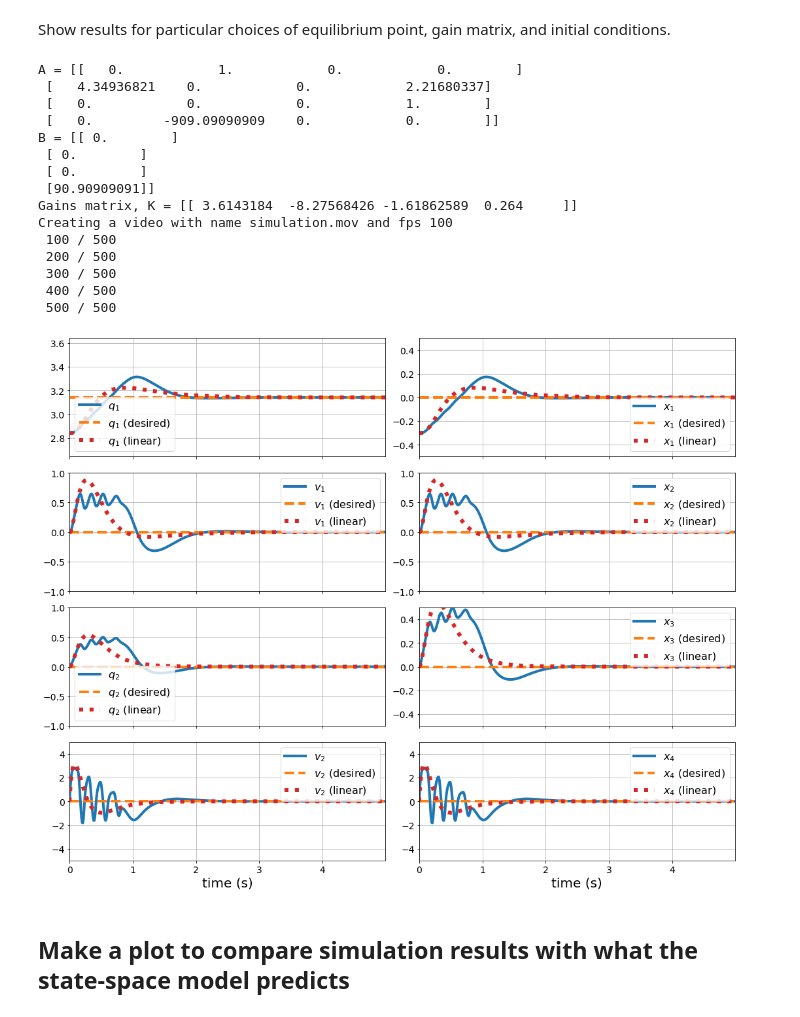
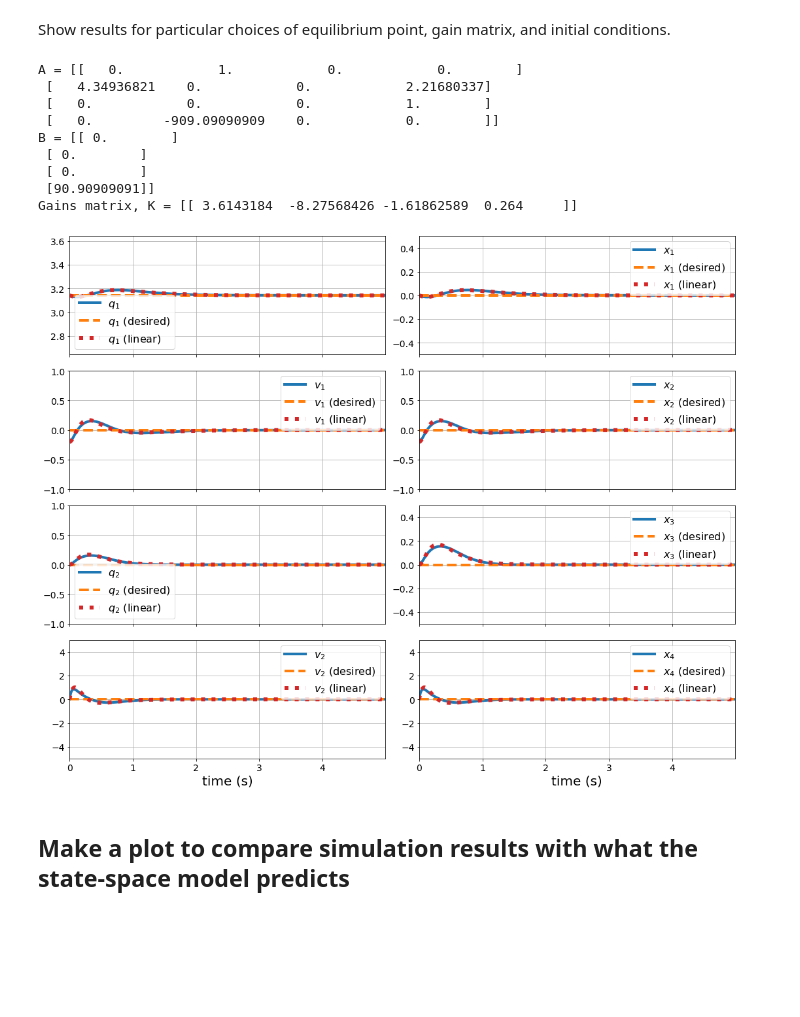
Before and after one commit to varshakrishnakumar/AE-353-Design-Project-1, a Jupyter notebook: CMG_Model_Generator.ipynb, the cells around one changed output. Cells and saved outputs as stored; diff of their text form; code cells hidden in the pictures; blank space fills up the shorter version.

```diff
--- a/CMG_Model_Generator.ipynb
+++ b/CMG_Model_Generator.ipynb
@@ -31,7 +33,7 @@ There are several optional arguments:
 **You must evaluate this cell only *once*.** If you want to start fresh with a new simulator, you must do `Kernel -> Restart` from the notebook menu first. If you evaluate this cell more than once without a call to `Kernel -> Restart` then you may get strange behavior that is hard to debug.
 # %%
 simulator = ae353_cmg.Simulator(
-    display=True,
+    display=False,
     damping=0.,
     load_mass=1.,
     roll=(np.pi / 2),
@@ -177,7 +179,7 @@ def get_data(simulator, q1e, v1e, q2e, v2e, taue, K, q1i, v1i, q2i, v2i, max_tim
         controller,           # <-- required (an instance of your Controller class)
         max_time=max_time,    # <-- optional (how long you want to run the simulation in seconds)
         data_filename=None,   # <-- optional (name of file to which you want data saved, e.g., 'my_data.json')
-        video_filename='simulation.mov',  # <-- optional (name of file to which you want video saved, e.g., 'my_video.mov')
+        video_filename=None,  # <-- optional (name of file to which you want video saved, e.g., 'my_video.mov')
     )
 
     # Return data
@@ -348,38 +350,32 @@ def show_results(data, q1e, v1e, q2e, v2e, taue, A, B, K, q1i, v1i, q2i, v2i, sh
 Show results for particular choices of equilibrium point, gain matrix, and initial conditions.
 # %%
 (q1e, v1e, q2e, v2e, taue) = (np.pi, 0., 0., 0., 0.) # <-- EQUILIBRIUM POINT (q1e = pi*integer, q2e = real, v1e = v2e = taue = 0)
-(q1i, v1i, q2i, v2i) = (np.pi - 0.3, 0, 0., 0.) # <-- INITIAL CONDITIONS
+(q1i, v1i, q2i, v2i) = (np.pi, -0.2, 0., 0.) # <-- INITIAL CONDITIONS
 
 A, B = get_model(q1e, v1e, q2e, v2e, taue)
 
 # DETERMINE MATRIX FOR LINEAR STATE FEEDBACK
 p = np.array([-10., -8., -4., -2.])
 fsf = signal.place_poles(A, B, p)
 K = fsf.gain_matrix
 
 print('A =', A)
 print('B =', B)
 print('Gains matrix, K =',K)
 
 data = get_data(simulator, q1e, v1e, q2e, v2e, taue, K, q1i, v1i, q2i, v2i, max_time=5.0)
 show_results(data, q1e, v1e, q2e, v2e, taue, A, B, K, q1i, v1i, q2i, v2i, show_pred=True)
 # %% [output]
 A = [[   0.            1.            0.            0.        ]
  [   4.34936821    0.            0.            2.21680337]
  [   0.            0.            0.            1.        ]
  [   0.         -909.09090909    0.            0.        ]]
 B = [[ 0.        ]
  [ 0.        ]
  [ 0.        ]
  [90.90909091]]
 Gains matrix, K = [[ 3.6143184  -8.27568426 -1.61862589  0.264     ]]
-Creating a video with name simulation.mov and fps 100
- 100 / 500
- 200 / 500
- 300 / 500
- 400 / 500
- 500 / 500
-[figure, old version]
+[figure, new version]
 # %% [markdown]
 ## Make a plot to compare simulation results with what the state-space model predicts
 # %%
```
Also changed, not shown: parts of 4 cells of this notebook.
